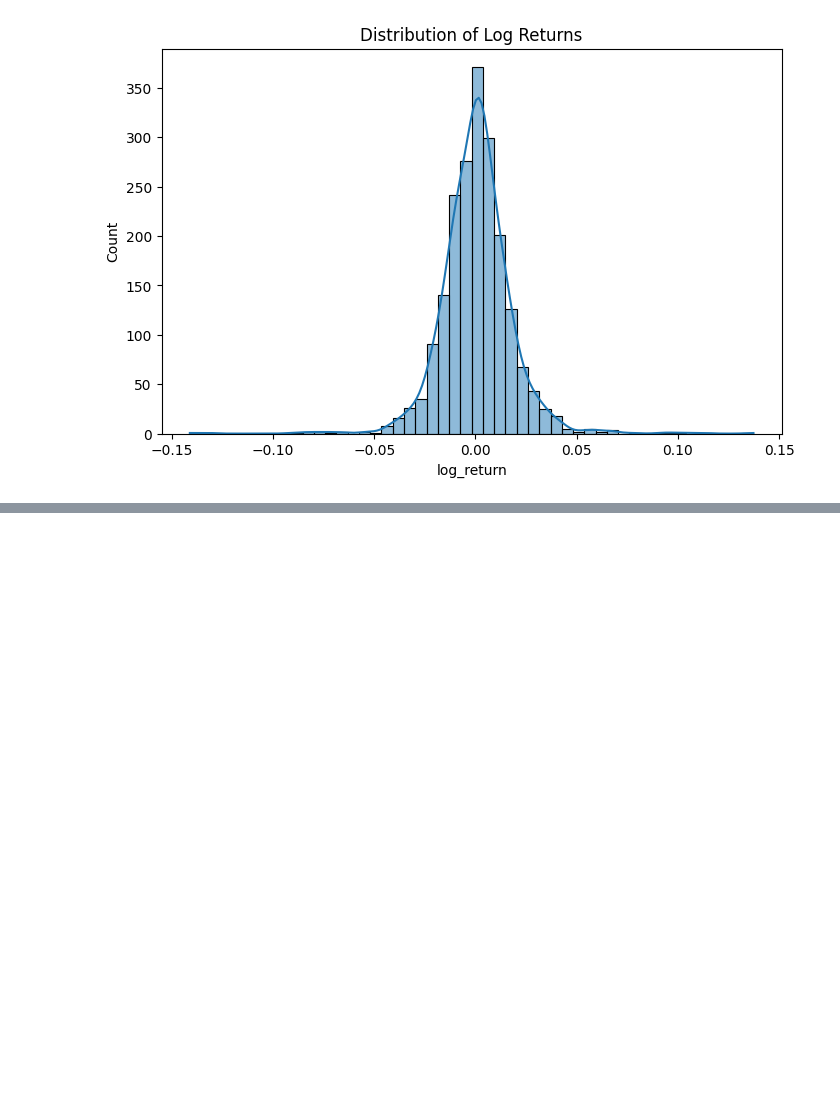
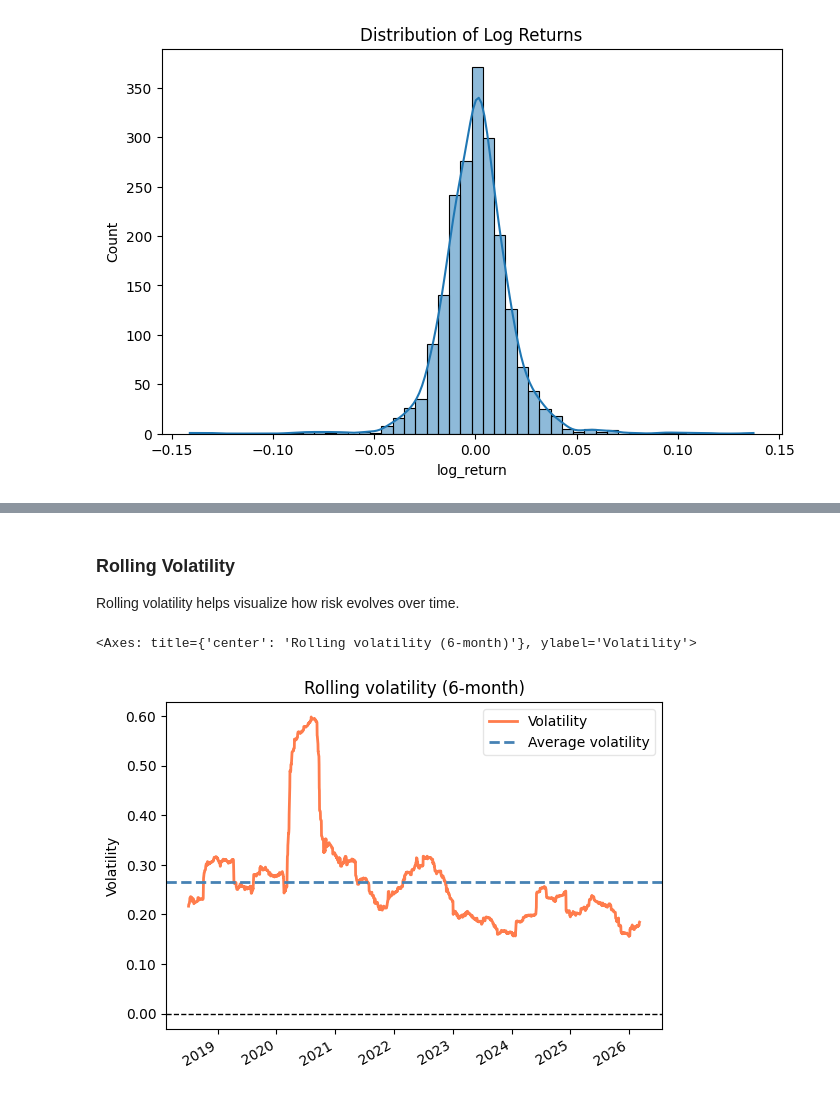
Before and after one commit to RiteeshTM/Financial-Market-Trend-Risk-Analysis-Business-Analytics-Project-, a Jupyter notebook: BusinessAnalyticsProject.ipynb, the cells around one changed output, grey strips where cells are left out. Saved outputs shown, nothing was run; the diff lists cells and outputs as text; code cells hidden in the pictures; blank space fills up the shorter version.

```diff
--- a/BusinessAnalyticsProject.ipynb
+++ b/BusinessAnalyticsProject.ipynb
@@ -183,0 +311,9 @@ plt.show()
+# %% [markdown]
+### Rolling Volatility
+
+Rolling volatility helps visualize how risk evolves over time.
+# %%
+pf.plotting.plot_rolling_volatility(returns)
+# %% [output]
+<Axes: title={'center': 'Rolling volatility (6-month)'}, ylabel='Volatility'>
+[figure, added]
```
Also changed, not shown: parts of 16 cells of this notebook.
